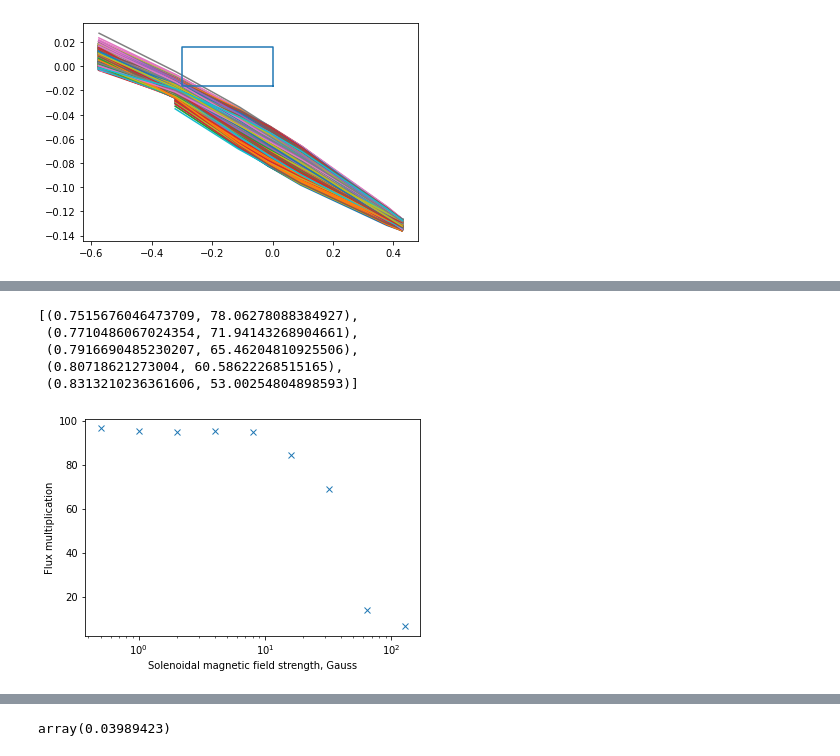
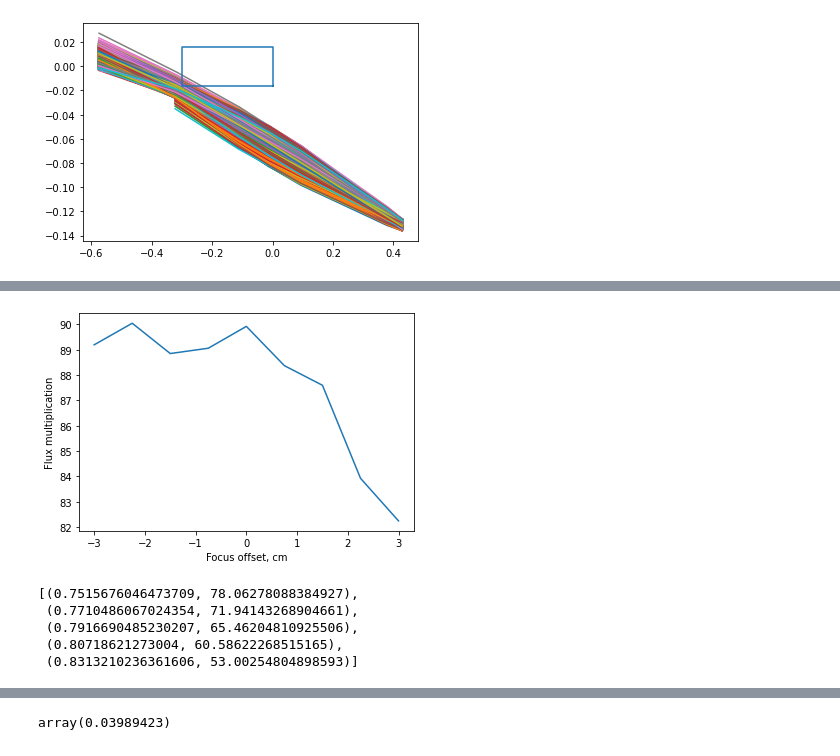
Before and after one commit to BillyTheKidPhysicist/storageRing, a Jupyter notebook: storageRingModel/notebook.ipynb, the cells around one changed output, grey strips where cells are left out. Saved outputs shown, nothing was run; the diff lists cells and outputs as text; code cells hidden in the pictures.

```diff
--- a/storageRingModel/notebook.ipynb
+++ b/storageRingModel/notebook.ipynb
@@ -447,7 +538,6 @@ def shifted_Swarm_Cost(loadingShift):
     except:
         return 1.0,0.0
     optimizer = StorageRingModel(PTL_Ring, PTL_Injector_Long)
-    optimizer.T=5.0
     return optimizer.mode_Match(True) #(0.6319767830742709, 5.7820389531454275)
-shifts=np.linspace(-.03,.03,5)
+shifts=np.linspace(-.03,.03,9)
 results=tool_Parallel_Process(shifted_Swarm_Cost,shifts,processes=len(shifts))
@@ -456,3 +544,11 @@ results
+# %%
+y=[res[1] for res in results]
+plt.plot(shifts*100,y)
+plt.xlabel("Focus offset, cm")
+plt.ylabel("Flux multiplication")
+plt.show()
+# %% [output]
+[figure, added]
 # %%
 from latticeModels_Parameters import injectorParamsOptimalAny
 gap0=injectorParamsOptimalAny["gap1"]
@@ -492,9 +571,0 @@ def solve(x):
-# %%
-x=[0.0,.5,1.0,2.0,4.0,8.0,16.0,32.0,64.0,128.0]
-y=[96.19201217596292, 96.60465349154583, 95.5974359144309, 95.18267164177182, 95.43760681342239, 94.89790460313345, 84.42222508738801, 69.04583639106669, 13.994181830282267, 6.629461364222476]
-plt.semilogx(x,y,marker='x',linewidth=0.0)
-plt.xlabel("Solenoidal magnetic field strength, Gauss")
-plt.ylabel("Flux multiplication")
-plt.show()
-# %% [output]
-[figure, removed]
```
Also changed, not shown: parts of 19 cells of this notebook, 6 other files.
